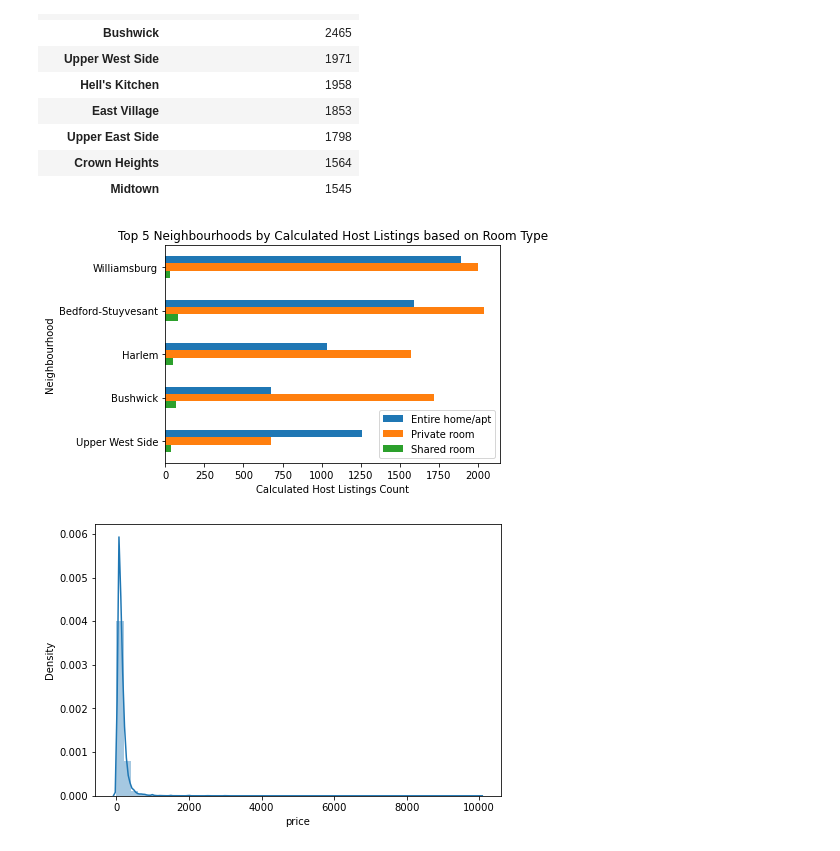
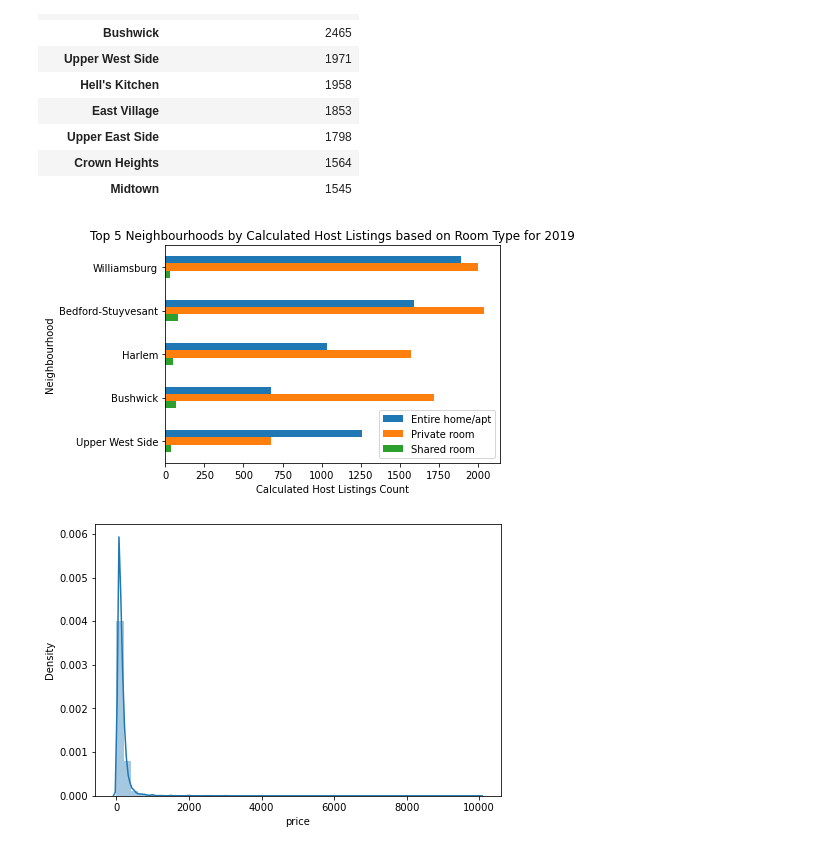
Before and after one commit to csridlen/eco395m-project-2, a Jupyter notebook: code/analysis_visualizations.ipynb, the cells around one changed output. Cells and saved outputs as stored; diff of their text form; code cells hidden in the pictures.

```diff
--- a/code/analysis_visualizations.ipynb
+++ b/code/analysis_visualizations.ipynb
@@ -146,24 +141,27 @@ neighborhood_top10
 | Crown Heights | 1564 |
 | Midtown | 1545 |
 # %%
+# Top 5 Neighbourhoods by Calculated Host Listings based on Room Type
 neighborhood_top5 = neighborhood_top10.head(5)
 neighborhood_top5_2 = (
     data.groupby(["neighbourhood", "room_type"])["room_type"]
     .size()
     .unstack(fill_value=20)
 )
 neighborhood_top5_count = pd.merge(
     neighborhood_top5, neighborhood_top5_2, how="left", on=["neighbourhood"]
 )
 neighborhood_top5_count = neighborhood_top5_count[
     ["Entire home/apt", "Private room", "Shared room"]
 ]
 neighborhood = neighborhood_top5_count.plot(kind="barh")
-plt.title("Top 5 Neighbourhoods by Calculated Host Listings based on Room Type")
+plt.title(
+    "Top 5 Neighbourhoods by Calculated Host Listings based on Room Type for 2019"
+)
 plt.xlabel("Calculated Host Listings Count")
 plt.ylabel("Neighbourhood")
 ax = plt.gca()
 ax.invert_yaxis()
 # %% [output]
-[figure, old version]
+[figure, new version]
 # %%
```
Also changed, not shown: parts of 11 cells of this notebook, 4 other files.
